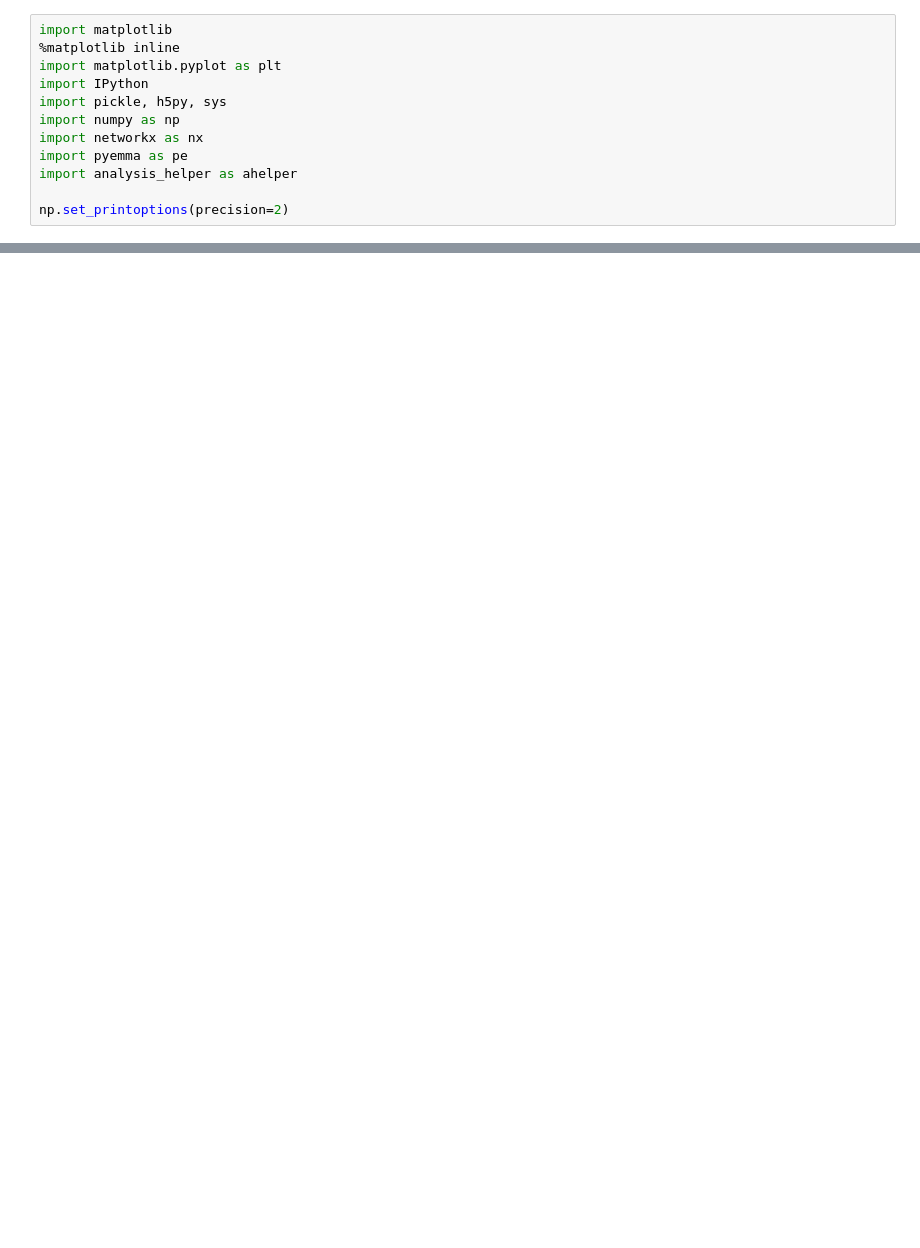
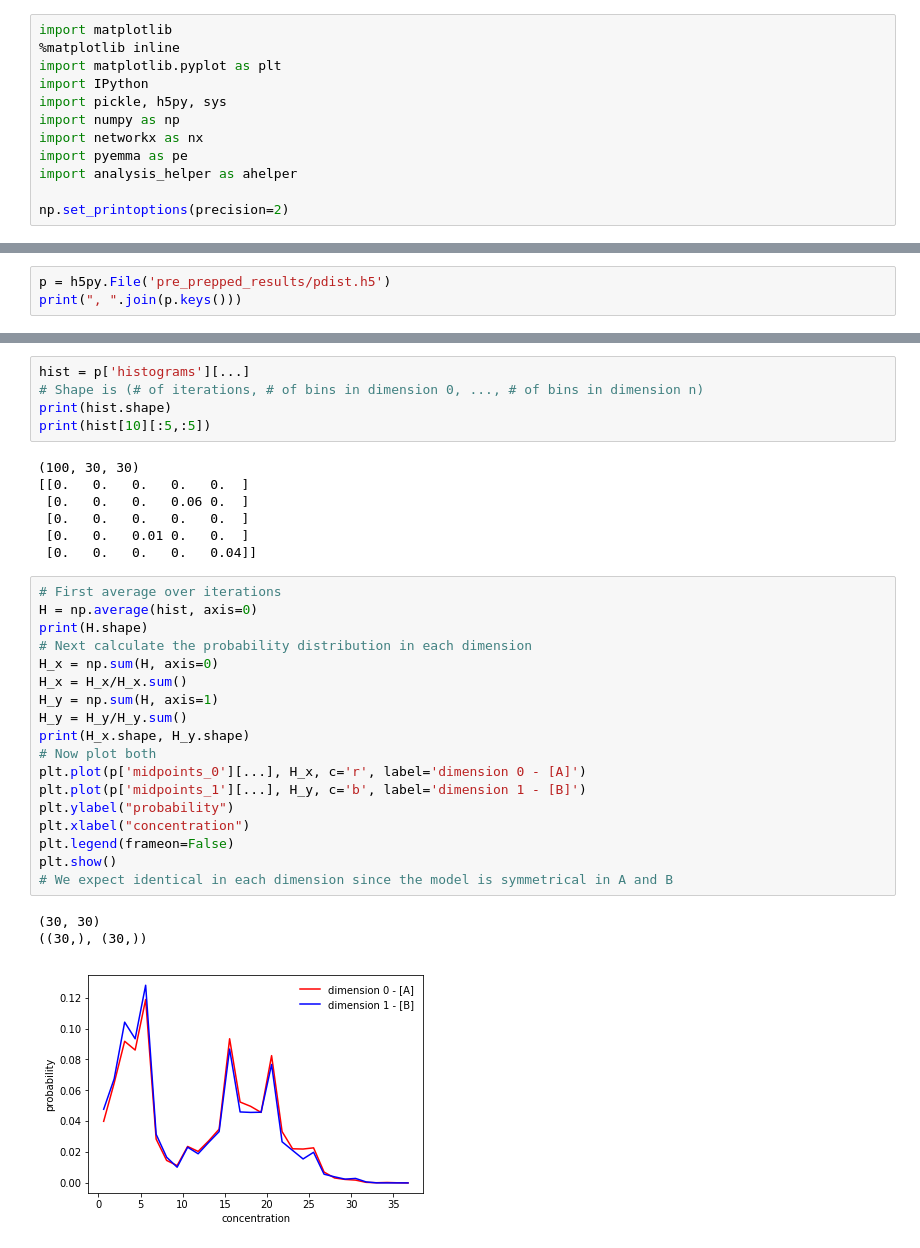
Before and after one commit to ASinanSaglam/WESTPA_Workshop_2018_Saglam, a Jupyter notebook: analysis/analysis_test.ipynb, the cells around one changed output, grey strips where cells are left out. Drawn from its saved outputs; the diff is of its cells as text; blank space fills up the shorter version.

Commit message:
Added probability distribution to the notebook

```diff
--- a/analysis/analysis_test.ipynb
+++ b/analysis/analysis_test.ipynb
@@ -207,0 +148,3 @@ metastable state 3
+# %%
+p = h5py.File('pre_prepped_results/pdist.h5')
+print(", ".join(p.keys()))
@@ -207,0 +160,34 @@ metastable state 3
+# %%
+hist = p['histograms'][...]
+# Shape is (# of iterations, # of bins in dimension 0, ..., # of bins in dimension n)
+print(hist.shape)
+print(hist[10][:5,:5])
+# %% [output]
+(100, 30, 30)
+[[0.   0.   0.   0.   0.  ]
+ [0.   0.   0.   0.06 0.  ]
+ [0.   0.   0.   0.   0.  ]
+ [0.   0.   0.01 0.   0.  ]
+ [0.   0.   0.   0.   0.04]]
+# %%
+# First average over iterations
+H = np.average(hist, axis=0)
+print(H.shape)
+# Next calculate the probability distribution in each dimension
+H_x = np.sum(H, axis=0)
+H_x = H_x/H_x.sum()
+H_y = np.sum(H, axis=1)
+H_y = H_y/H_y.sum()
+print(H_x.shape, H_y.shape)
+# Now plot both
+plt.plot(p['midpoints_0'][...], H_x, c='r', label='dimension 0 - [A]')
+plt.plot(p['midpoints_1'][...], H_y, c='b', label='dimension 1 - [B]')
+plt.ylabel("probability")
+plt.xlabel("concentration")
+plt.legend(frameon=False)
+plt.show()
+# We expect identical in each dimension since the model is symmetrical in A and B
+# %% [output]
+(30, 30)
+((30,), (30,))
+[figure, added]
```
Also changed, not shown: parts of 56 cells of this notebook.
